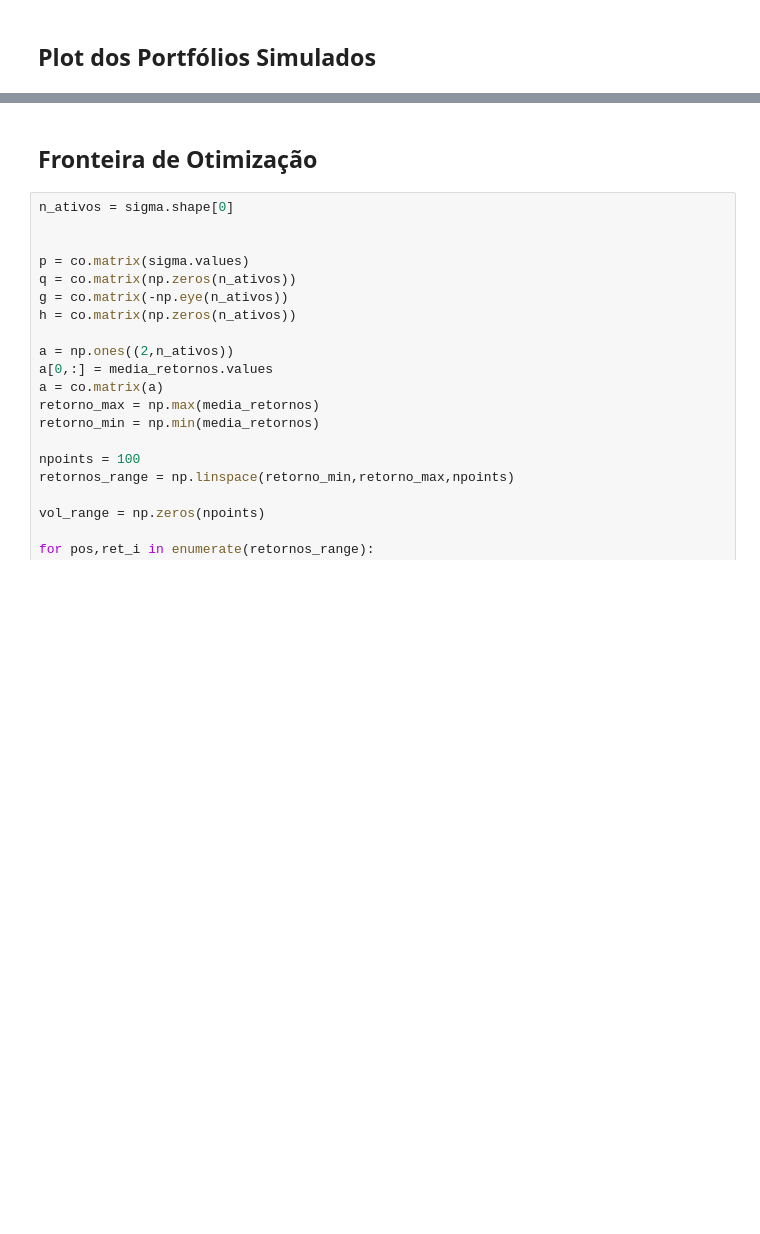
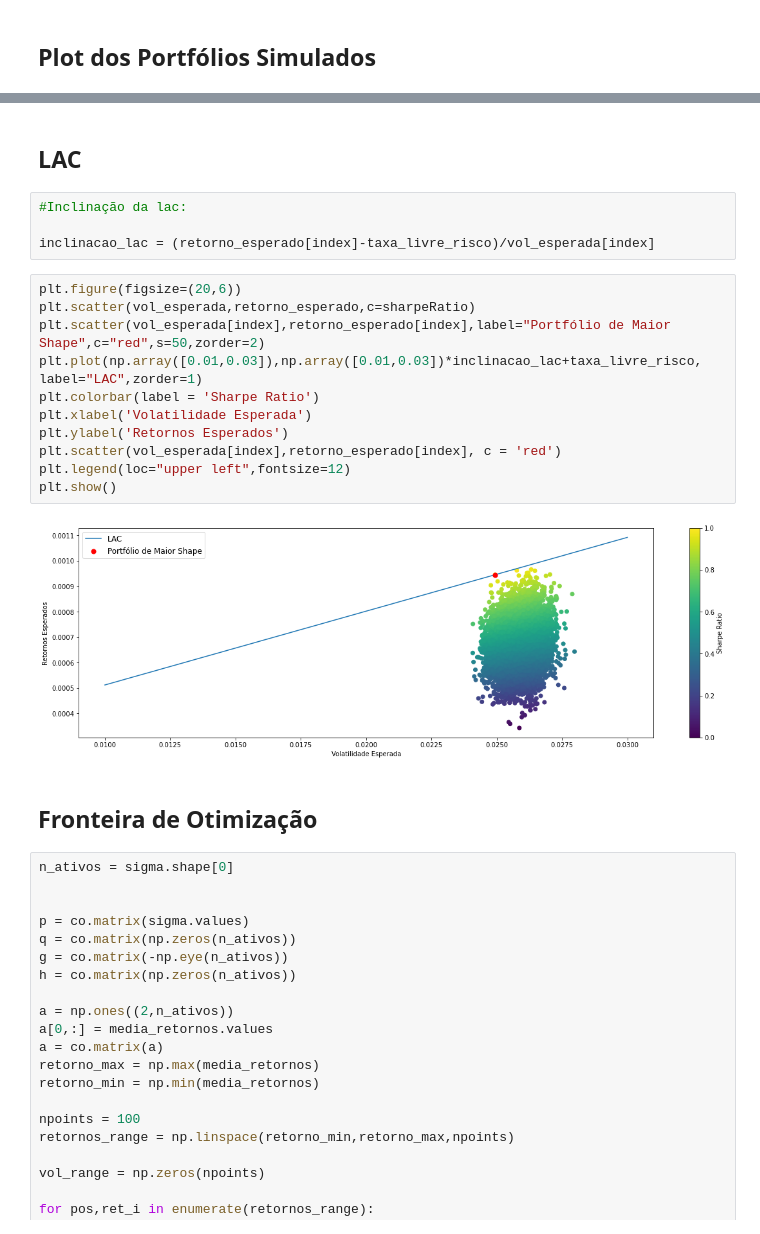
Before and after one commit to Insper-Data/Financas-2021.2, a Jupyter notebook: Codigo/Markowitz_working.ipynb, the cells around one changed output, grey strips where cells are left out. Cells and saved outputs as stored; diff of their text form; blank space fills up the shorter version.

```diff
--- a/Codigo/Markowitz_working.ipynb
+++ b/Codigo/Markowitz_working.ipynb
@@ -135,3 +137,22 @@ plt.show()
+# %% [markdown]
+## **LAC**
+# %%
+#Inclinação da lac:
+
+inclinacao_lac = (retorno_esperado[index]-taxa_livre_risco)/vol_esperada[index]
+# %%
+plt.figure(figsize=(20,6))
+plt.scatter(vol_esperada,retorno_esperado,c=sharpeRatio)
+plt.scatter(vol_esperada[index],retorno_esperado[index],label="Portfólio de Maior Shape",c="red",s=50,zorder=2)
+plt.plot(np.array([0.01,0.03]),np.array([0.01,0.03])*inclinacao_lac+taxa_livre_risco, label="LAC",zorder=1)
+plt.colorbar(label = 'Sharpe Ratio')
+plt.xlabel('Volatilidade Esperada')
+plt.ylabel('Retornos Esperados')
+plt.scatter(vol_esperada[index],retorno_esperado[index], c = 'red')
+plt.legend(loc="upper left",fontsize=12)
+plt.show()
+# %% [output]
+[figure, new version]
 # %% [markdown]
 ## **Fronteira de Otimização**
 # %%
```
Also changed, not shown: parts of 14 cells of this notebook.
